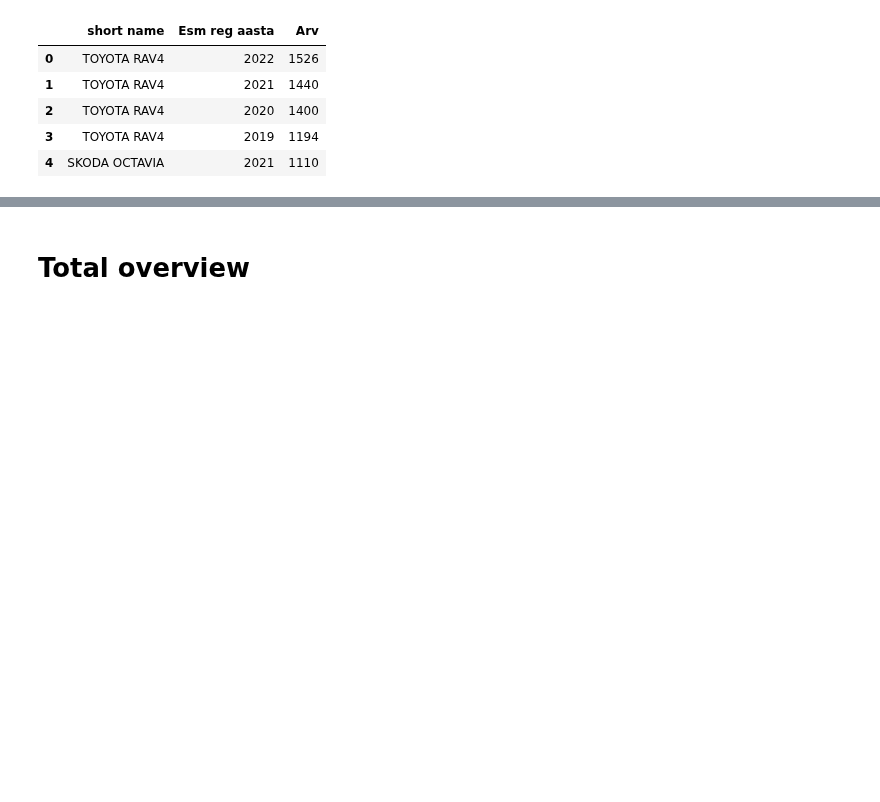
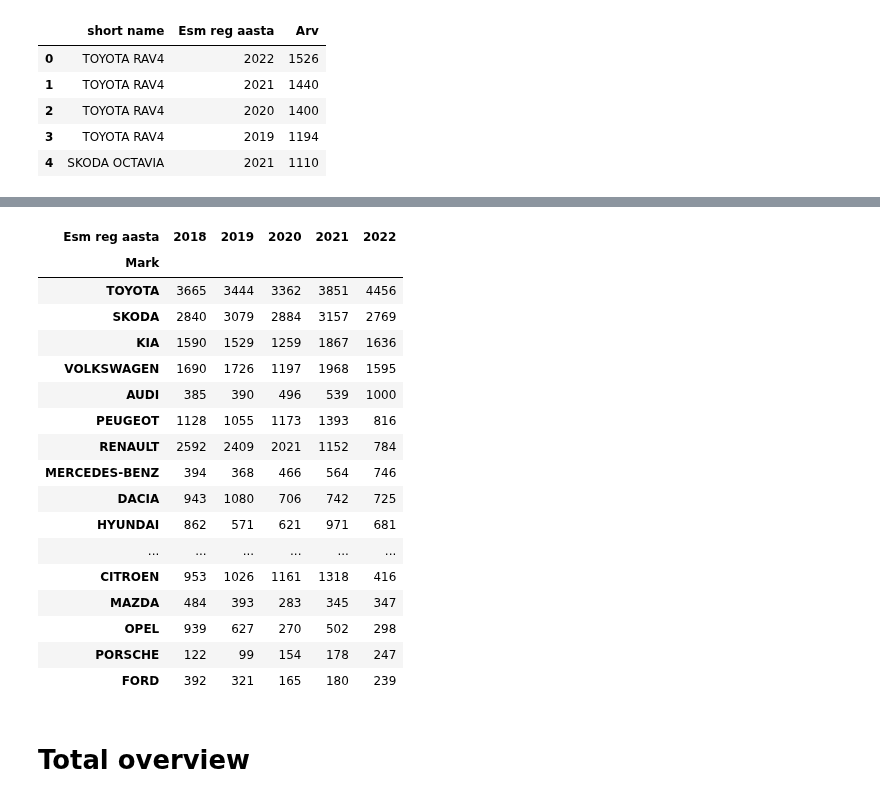
Before and after one commit to kirillstrelkov/playground, a Jupyter notebook: auto/mnt/eesti_history.ipynb, the cells around one changed output, grey strips where cells are left out. Saved outputs shown, nothing was run; the diff lists cells and outputs as text; code cells hidden in the pictures; blank space fills up the shorter version.

```diff
--- a/auto/mnt/eesti_history.ipynb
+++ b/auto/mnt/eesti_history.ipynb
@@ -80,0 +83,7 @@ df_models_year.head()
+# %%
+df_marks_year =  df_o.groupby(
+        ['Mark', COLUMN_REG_DATE],
+        as_index=False
+    )['Arv'].sum().sort_values('Arv', ascending=False).reset_index(drop=True)
+
+df_marks_year.head()
@@ -81,2 +97,49 @@ df_models_year.head()
+# %%
+from matplotlib.colors import LinearSegmentedColormap
+
+
+def sort_and_plot(_df, sortby=2022, limit=20, main_groupby=COLUMN_SHORT_NAME):
+    cm = LinearSegmentedColormap.from_list(
+        name='ryg',
+        colors=['red', 'yellow', 'green'],
+    )
+
+    df_group =  _df.groupby(
+            [main_groupby, COLUMN_REG_DATE],
+            as_index=False
+        )['Arv'].sum().sort_values('Arv', ascending=False).reset_index(drop=True)
+
+
+    df_h = df_group.pivot(
+        index=main_groupby, columns=COLUMN_REG_DATE, values='Arv'
+    ).sort_values([sortby], ascending=False).astype('float64')
+
+    df_h = df_h.head(limit)
+
+    df_h.style.format(precision=0)
+    df_colorized = df_h.style.background_gradient(cmap=cm).format(precision=0)
+
+    return df_colorized
+
+sort_and_plot(df_marks_year, main_groupby='Mark')
+# %% [output]
+| Esm reg aasta | 2018 | 2019 | 2020 | 2021 | 2022 |
+| Mark |  |  |  |  |  |
+| TOYOTA | 3665 | 3444 | 3362 | 3851 | 4456 |
+| SKODA | 2840 | 3079 | 2884 | 3157 | 2769 |
+| KIA | 1590 | 1529 | 1259 | 1867 | 1636 |
+| VOLKSWAGEN | 1690 | 1726 | 1197 | 1968 | 1595 |
+| AUDI | 385 | 390 | 496 | 539 | 1000 |
+| PEUGEOT | 1128 | 1055 | 1173 | 1393 | 816 |
+| RENAULT | 2592 | 2409 | 2021 | 1152 | 784 |
+| MERCEDES-BENZ | 394 | 368 | 466 | 564 | 746 |
+| DACIA | 943 | 1080 | 706 | 742 | 725 |
+| HYUNDAI | 862 | 571 | 621 | 971 | 681 |
+| ... | ... | ... | ... | ... | ... |
+| CITROEN | 953 | 1026 | 1161 | 1318 | 416 |
+| MAZDA | 484 | 393 | 283 | 345 | 347 |
+| OPEL | 939 | 627 | 270 | 502 | 298 |
+| PORSCHE | 122 | 99 | 154 | 178 | 247 |
+| FORD | 392 | 321 | 165 | 180 | 239 |
 # %% [markdown]
 # Total overview
```
Also changed, not shown: parts of 4 cells of this notebook.
